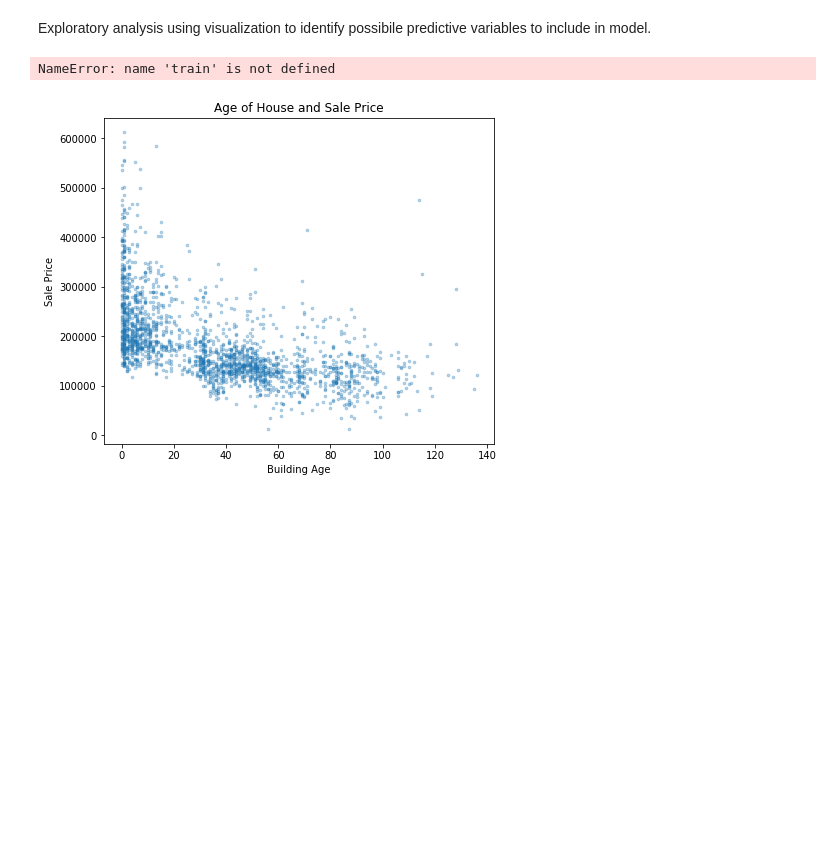
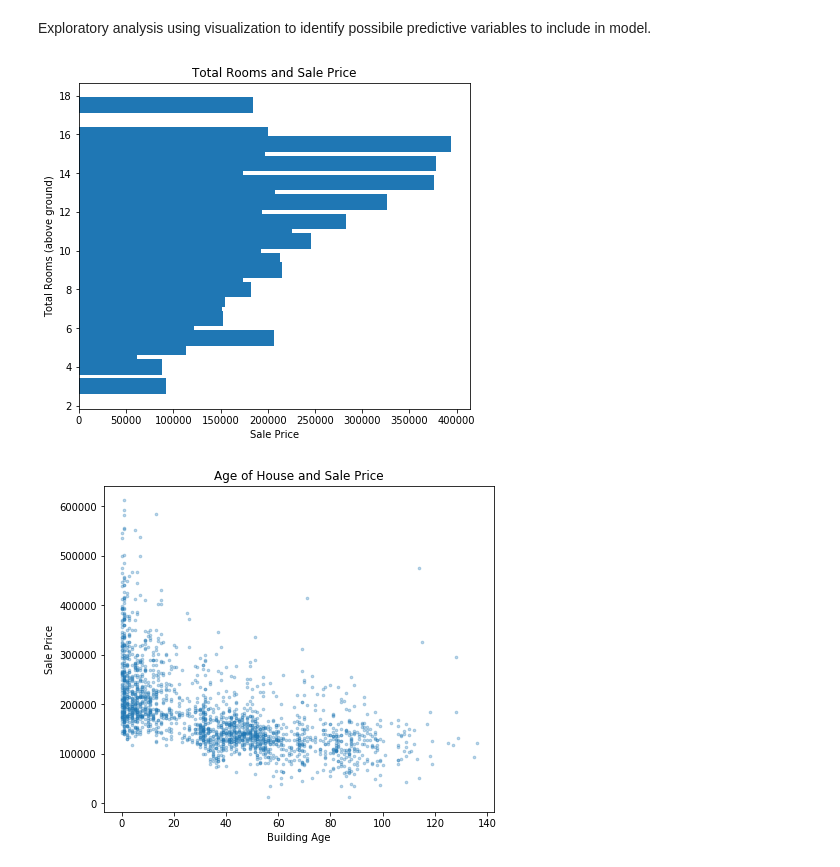
Before and after one commit to KenyaChauche/bluprint, a Jupyter notebook: EDA_and_Cleaning.ipynb, the cells around one changed output. Saved outputs shown, nothing was run; the diff lists cells and outputs as text; code cells hidden in the pictures; blank space fills up the shorter version.

```diff
--- a/EDA_and_Cleaning.ipynb
+++ b/EDA_and_Cleaning.ipynb
@@ -289,19 +293,19 @@ def avg_categories(df, category):
 # %%
 # Plot with rooms available
 train["TotRms AbvGrd STR"] = train["TotRms AbvGrd"].astype('str')
 
 averages, categories = avg_categories(train, "TotRms AbvGrd STR")
 
-categories = categories.astype('int')
+categories = categories.astype('float')
 
 plt.figure(figsize = (7, 6))
 
 plt.barh(categories, averages)
 plt.title("Total Rooms and Sale Price")
 plt.ylabel("Total Rooms (above ground)")
 plt.xlabel("Sale Price");
 # %% [output]
-NameError: name 'train' is not defined
+[figure, added]
 # %%
 # Plot with house age at sale
 plt.figure(figsize = (7, 6))
```
Also changed, not shown: parts of 2 cells of this notebook, 9 other files.
